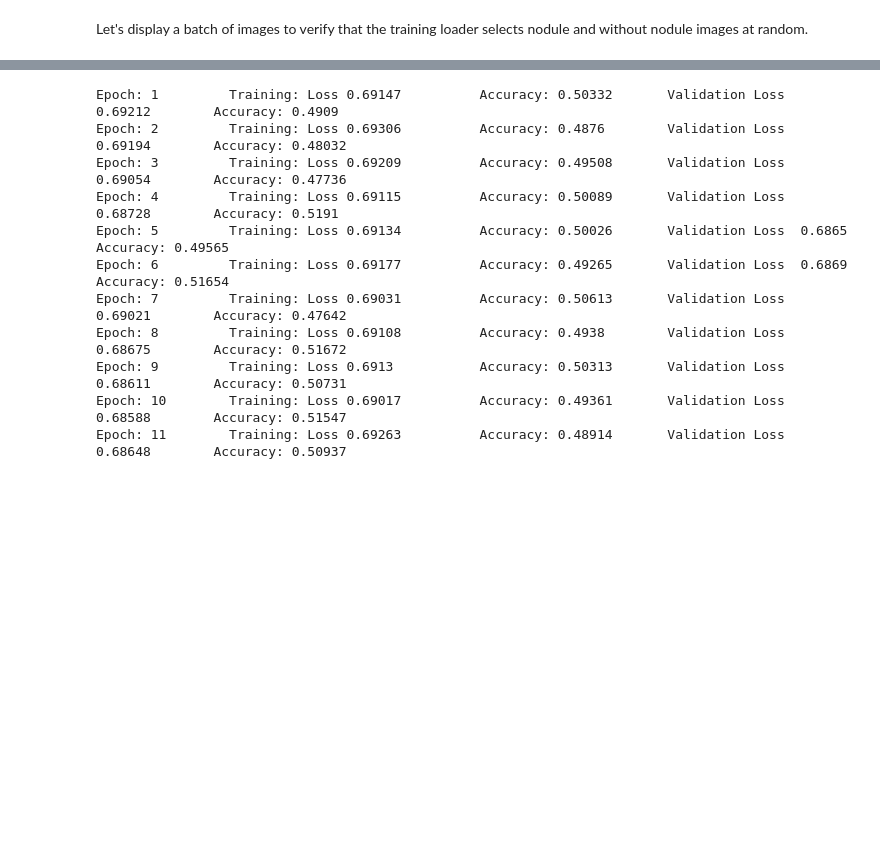
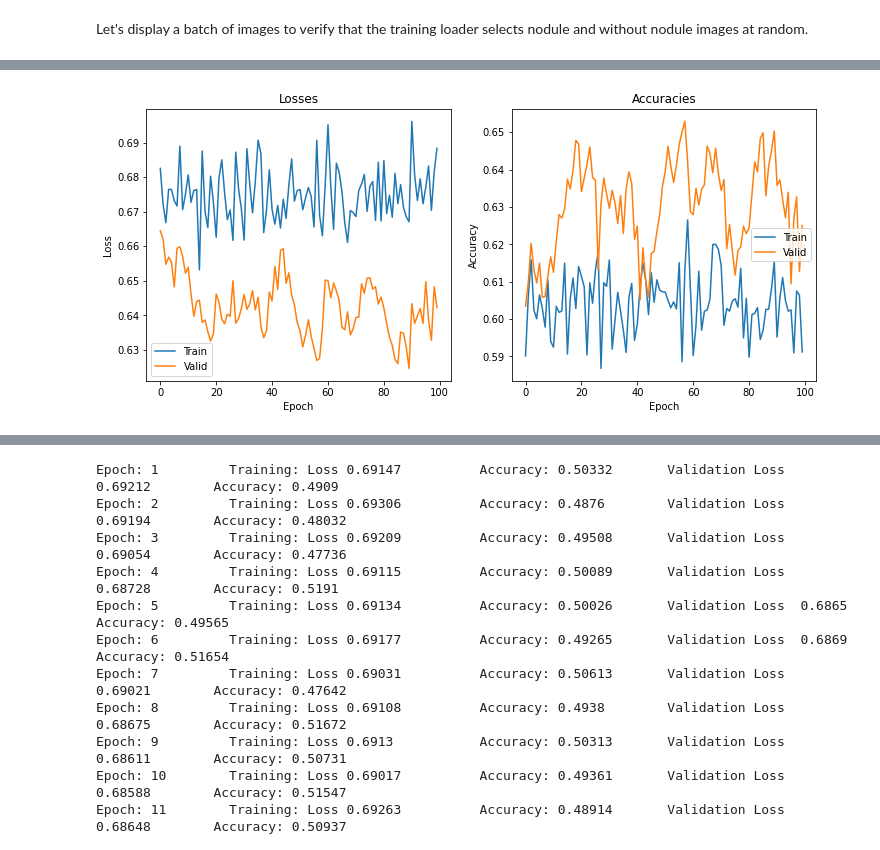
Before and after one commit to rrwabina/RADI605, a Jupyter notebook: 11 CNN Project/scripts/backup.ipynb, the cells around one changed output, grey strips where cells are left out. Drawn from its saved outputs; the diff is of its cells as text; code cells hidden in the pictures; blank space fills up the shorter version.

```diff
--- a/11 CNN Project/scripts/backup.ipynb
+++ b/11 CNN Project/scripts/backup.ipynb
@@ -402,5 +531,5 @@ We need to freeze the pre-trained weight and biases. We set <code>.requires_grad
 # %%
-model_alexnet = models.alexnet(pretrained = True)
+model_alexnet = models.alexnet(pretrained = True).to(device)
 
 for param in model_alexnet.parameters():
     param.requires_grad = False
@@ -413,3 +542,5 @@ model_alexnet.features[5] = torch.nn.MaxPool2d(kernel_size = 2, stride = 2, padd
 
 model_alexnet.classifier[6] = torch.nn.Linear(4096, 2)
 model_alexnet.classifier[6].requires_grad = True
+
+count_parameters(model_alexnet, print_all = False)
@@ -415,0 +552,4 @@ model_alexnet.classifier[6].requires_grad = True
+# %%
+criterion = nn.CrossEntropyLoss()
+optimizer = torch.optim.Adam(model_alexnet.classifier.parameters(), lr = 0.001)
+train_losses, valid_losses, train_accurs, valid_accurs, test_loss, test_accu, train_metric, valid_metric, best_epoch, epoch_times, test_metric, test_predictions, best_model = train(100, model_alexnet, train_loader, valid_loader, test_loader, optimizer, criterion, device)
@@ -415,0 +572,4 @@ model_alexnet.classifier[6].requires_grad = True
+# %%
+plot_metrics(train_losses, valid_losses, train_accurs, valid_accurs)
+# %% [output]
+[figure, added]
```
Also changed, not shown: parts of 40 cells of this notebook.
